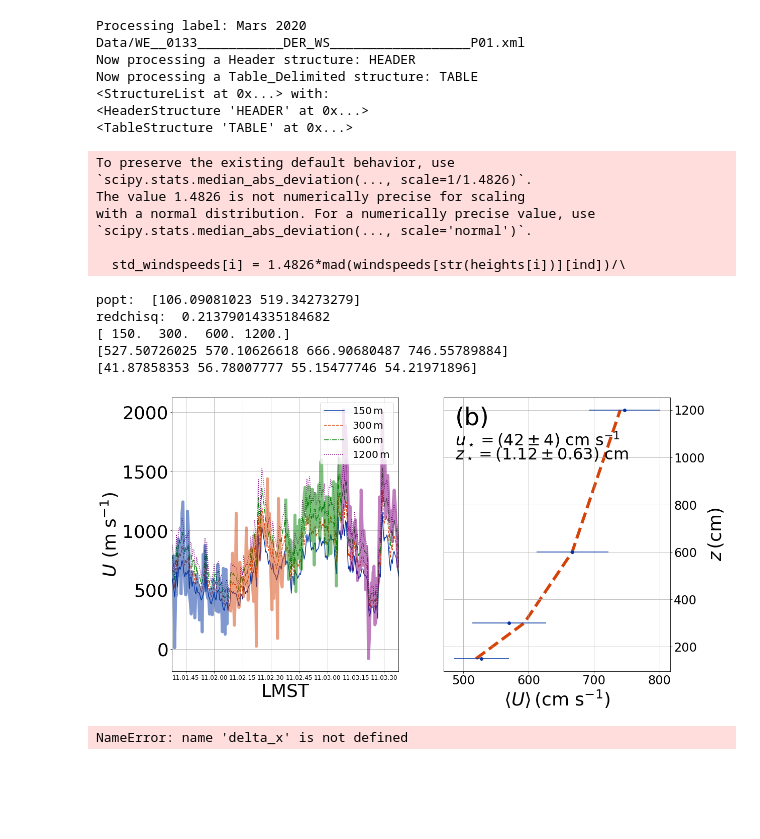
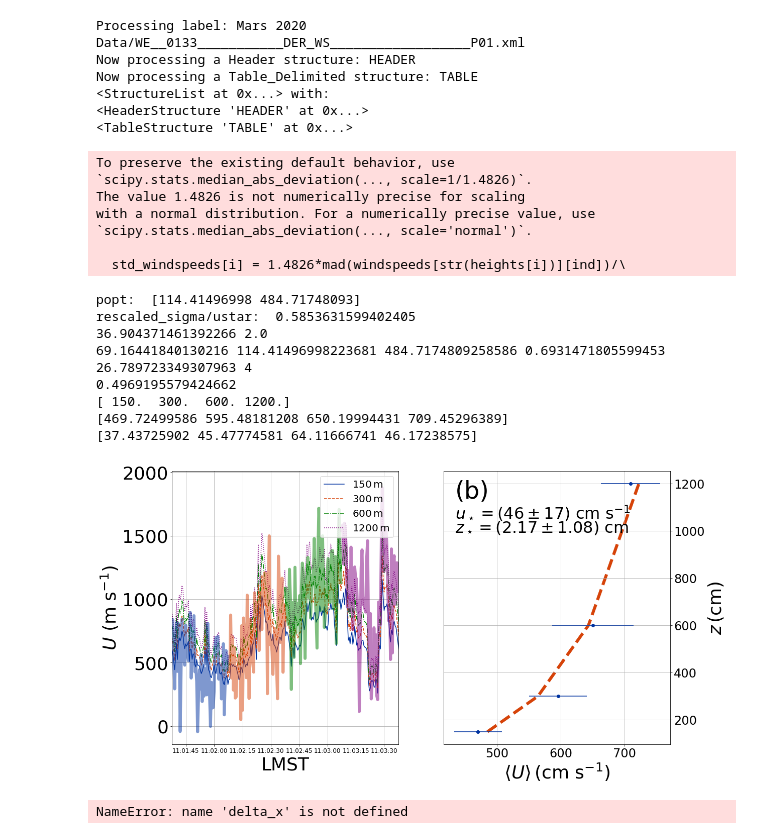
Before and after one commit to BoiseStatePlanetary/Optimizing-Number-and-Placement-of-Anemometers, a Jupyter notebook: figures and data/Synthetic_Mars_Wind_Profile.ipynb, the cells around one changed output. Drawn from its saved outputs; the diff is of its cells as text; code cells hidden in the pictures; blank space fills up the shorter version.

Commit message:
Seem to be getting consistent results for fractional uncertainties

```diff
--- a/figures and data/Synthetic_Mars_Wind_Profile.ipynb
+++ b/figures and data/Synthetic_Mars_Wind_Profile.ipynb
@@ -216,17 +216,17 @@ print("popt: ", popt)
 
 ax2.errorbar(averaged_windspeeds, zs, xerr=std_windspeeds, marker='o', color=BoiseState_blue, ls='')
 
-# Re-scale error bars - NR, ch. 15.6
-mod = np.polyval(popt, log_z)
-redchisq = chisqg(averaged_windspeeds, mod, sd=yerr)
-rescaled_sigma *= np.sqrt(redchisq)
-
-
+# Re-scale uncertainties
+rescaled_sigma = rescale_sigma(averaged_windspeeds, np.polyval(popt, log_z), sigma)
 
 ustar = calc_ustar_from_slope(kappa, popt[0])
 zstar = calc_zstar_from_slope_and_intercept(np.min(zs), popt[0], popt[1])
-sigma_ustar = calc_analytic_sigma_slope(delta_x, sigma, N)
-sigma_zstar = calc_sigma_zstar(popt[0], popt[1], unc[0], unc[1], pcov[1,0])
+print("rescaled_sigma/ustar: ", rescaled_sigma/ustar)
+print(saved_ustar, saved_zstar)
+print(np.min(zs)/zstar, popt[0], popt[1], delta_x, rescaled_sigma, len(zs))
+sigma_ustar = calc_analytic_sigma_slope(delta_x, rescaled_sigma, len(zs))
+sigma_zstar = calc_analytic_sigma_zstar(np.min(zs), popt[0], popt[1], delta_x, rescaled_sigma, len(zs))
+print(sigma_zstar/zstar)
 
 # print(saved_zstar, saved_ustar)
 # print(zstar, sigma_zstar, np.abs(saved_zstar - zstar)/sigma_zstar)
@@ -237,38 +237,41 @@ ax2.text(0.05, 0.90, "(b)", fontsize=48, transform=ax2.transAxes)
 ax2.text(0.05, 0.825, r'$u_\star = \left( %.0f\pm%.0f \right)\ {\rm cm\ s^{-1}}$' % (ustar, sigma_ustar),
          fontsize=32, transform=ax2.transAxes)
 ax2.text(0.05, 0.775, r'$z_\star = \left( %.2f\pm%.2f \right)\ {\rm cm}$' % (zstar, sigma_zstar),
          fontsize=32, transform=ax2.transAxes)
 
 ax2.grid(True)
 ax2.yaxis.tick_right()
 ax2.yaxis.set_label_position("right")
 
 ax2.tick_params(labelsize=24)
 ax2.set_xlabel(r'$\langle U \rangle \, \left( {\rm cm\ s^{-1} } \right)$', fontsize=36)
 ax2.set_ylabel(r'$z\, \left( {\rm cm } \right)$', fontsize=36)
 ax2.grid(True)
 ax2.yaxis.tick_right()
 ax2.yaxis.set_label_position("right")
 
 print(zs)
 print(averaged_windspeeds)
 print(std_windspeeds)
 
 # fig.savefig("Martian_Windspeeds.jpg", dpi=300, bbox_inches="tight")
 # %% [output]
 To preserve the existing default behavior, use
 `scipy.stats.median_abs_deviation(..., scale=1/1.4826)`.
 The value 1.4826 is not numerically precise for scaling
 with a normal distribution. For a numerically precise value, use
 `scipy.stats.median_abs_deviation(..., scale='normal')`.
 
   std_windspeeds[i] = 1.4826*mad(windspeeds[str(heights[i])][ind])/\
-popt:  [106.09081023 519.34273279]
-redchisq:  0.21379014335184682
+popt:  [114.41496998 484.71748093]
+rescaled_sigma/ustar:  0.5853631599402405
+36.904371461392266 2.0
+69.16441840130216 114.41496998223681 484.7174809258586 0.6931471805599453 26.789723349307963 4
+0.4969195579424662
 [ 150.  300.  600. 1200.]
-[527.50726025 570.10626618 666.90680487 746.55789884]
-[41.87858353 56.78007777 55.15477746 54.21971896]
+[469.72499586 595.48181208 650.19994431 709.45296389]
+[37.43725902 45.47774581 64.11666741 46.17238575]
-[figure, old version]
+[figure, new version]
 # %%
 def calc_sigma_ustar(sigma_m, kappa=0.4):
     return kappa*sigma_m
```
Also changed, not shown: 1 other file.
